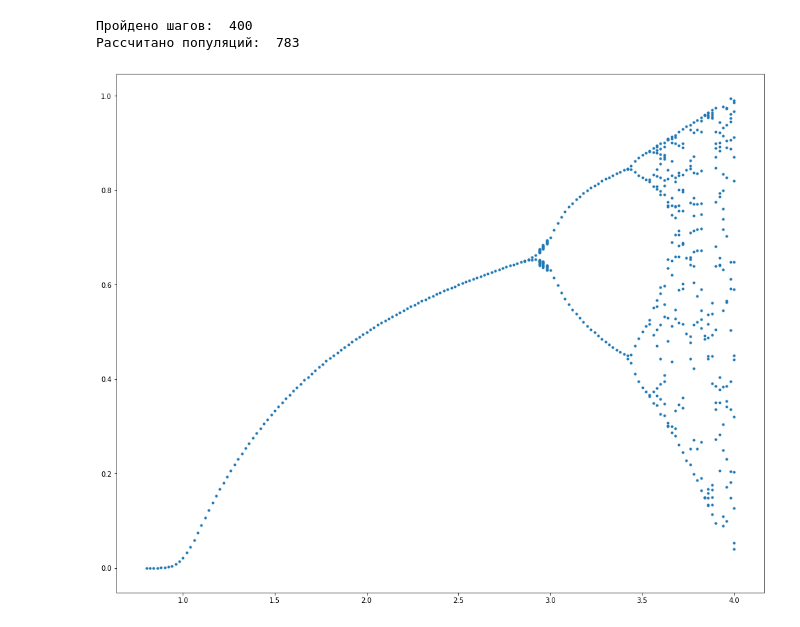
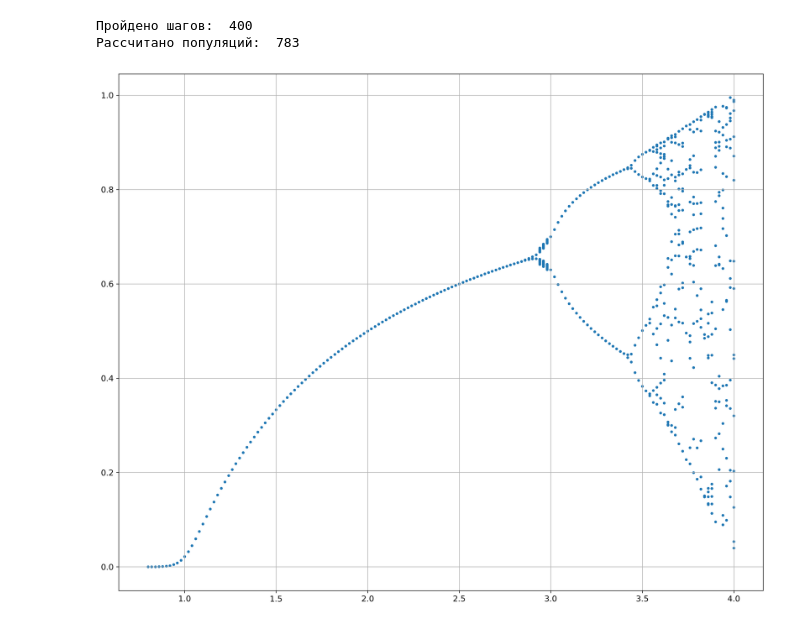
Before and after one commit to edirab/Lovely-Notebooks, a Jupyter notebook: Logistic_growth.ipynb, the cells around one changed output. Drawn from its saved outputs; the diff is of its cells as text; code cells hidden in the pictures.

```diff
--- a/Logistic_growth.ipynb
+++ b/Logistic_growth.ipynb
@@ -137,15 +137,17 @@ print("Рассчитано популяций: ", len(factors))
 # %%
 import itertools
 
 y = list(itertools.chain.from_iterable(stational_vals))
 # print(y, len(merged))
 
 # mpl.rcParams["lines.linewidth."] = 1
 
 # see https://matplotlib.org/3.1.1/api/markers_api.html#module-matplotlib.markers
 mpl.rcParams["scatter.marker"] = '.'
-plt.figure(figsize=(17, 14))
+mpl.rcParams["font.size"] = 12
+plt.figure(figsize=(17, 14), dpi=300)
 plt.scatter(factors, y)
+plt.grid()
 plt.show()
 # %% [output]
-[figure, old version]
+[figure, new version]
```
Also changed, not shown: parts of 1 cell of this notebook, 7 other files.
